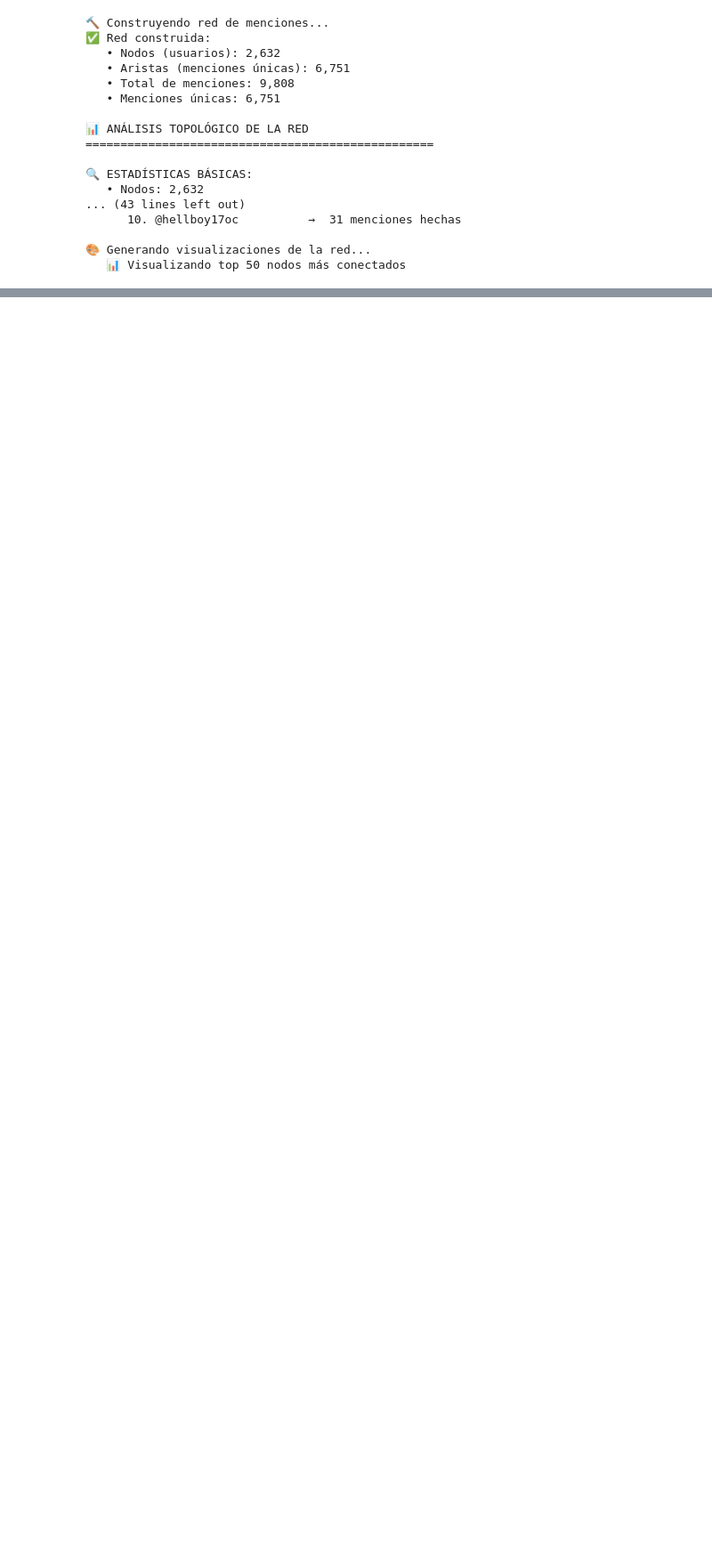
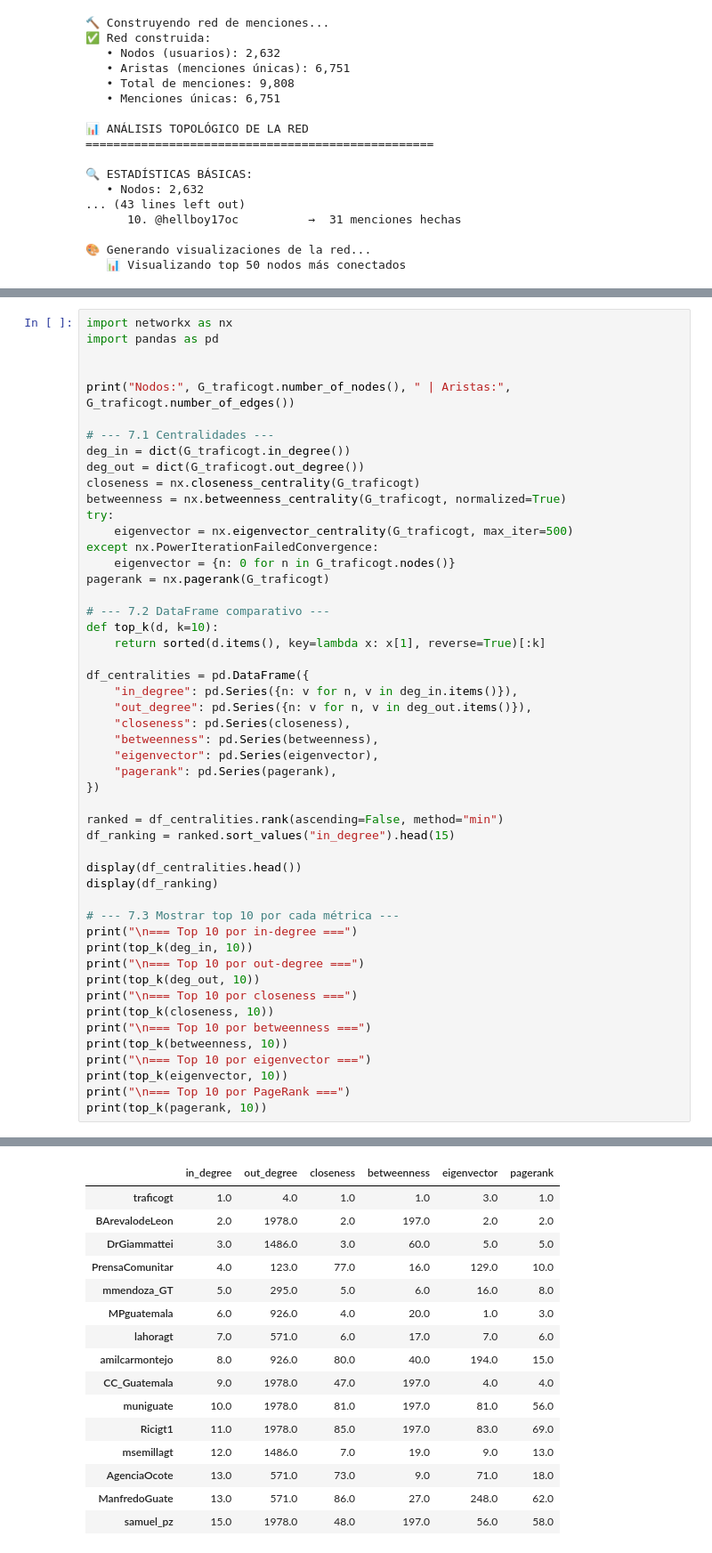
Before and after one commit to Diegoval-Dev/DC-Lab6, a Jupyter notebook: laboratorio6.ipynb, the cells around one changed output, grey strips where cells are left out. Shown at 89% size. Cells and saved outputs as stored; diff of their text form; blank space fills up the shorter version.

```diff
--- a/laboratorio6.ipynb
+++ b/laboratorio6.ipynb
@@ -1002,0 +1268,51 @@ create_network_visualizations(G, topology_results, top_n=50)
+# %%
+import networkx as nx
+import pandas as pd
+
+
+print("Nodos:", G_traficogt.number_of_nodes(), " | Aristas:", G_traficogt.number_of_edges())
+
+# --- 7.1 Centralidades ---
+deg_in = dict(G_traficogt.in_degree())
+deg_out = dict(G_traficogt.out_degree())
+closeness = nx.closeness_centrality(G_traficogt)
+betweenness = nx.betweenness_centrality(G_traficogt, normalized=True)
+try:
+    eigenvector = nx.eigenvector_centrality(G_traficogt, max_iter=500)
+except nx.PowerIterationFailedConvergence:
+    eigenvector = {n: 0 for n in G_traficogt.nodes()}
+pagerank = nx.pagerank(G_traficogt)
+
+# --- 7.2 DataFrame comparativo ---
+def top_k(d, k=10):
+    return sorted(d.items(), key=lambda x: x[1], reverse=True)[:k]
+
+df_centralities = pd.DataFrame({
+    "in_degree": pd.Series({n: v for n, v in deg_in.items()}),
+    "out_degree": pd.Series({n: v for n, v in deg_out.items()}),
+    "closeness": pd.Series(closeness),
+    "betweenness": pd.Series(betweenness),
+    "eigenvector": pd.Series(eigenvector),
+    "pagerank": pd.Series(pagerank),
+})
+
+ranked = df_centralities.rank(ascending=False, method="min")
+df_ranking = ranked.sort_values("in_degree").head(15)
+
+display(df_centralities.head())
+display(df_ranking)
+
+# --- 7.3 Mostrar top 10 por cada métrica ---
+print("\n=== Top 10 por in-degree ===")
+print(top_k(deg_in, 10))
+print("\n=== Top 10 por out-degree ===")
+print(top_k(deg_out, 10))
+print("\n=== Top 10 por closeness ===")
+print(top_k(closeness, 10))
+print("\n=== Top 10 por betweenness ===")
+print(top_k(betweenness, 10))
+print("\n=== Top 10 por eigenvector ===")
+print(top_k(eigenvector, 10))
+print("\n=== Top 10 por PageRank ===")
+print(top_k(pagerank, 10))
+# %% [output]
@@ -1002,0 +1326,16 @@ create_network_visualizations(G, topology_results, top_n=50)
+|  | in_degree | out_degree | closeness | betweenness | eigenvector | pagerank |
+| traficogt | 1.0 | 4.0 | 1.0 | 1.0 | 3.0 | 1.0 |
+| BArevalodeLeon | 2.0 | 1978.0 | 2.0 | 197.0 | 2.0 | 2.0 |
+| DrGiammattei | 3.0 | 1486.0 | 3.0 | 60.0 | 5.0 | 5.0 |
+| PrensaComunitar | 4.0 | 123.0 | 77.0 | 16.0 | 129.0 | 10.0 |
+| mmendoza_GT | 5.0 | 295.0 | 5.0 | 6.0 | 16.0 | 8.0 |
+| MPguatemala | 6.0 | 926.0 | 4.0 | 20.0 | 1.0 | 3.0 |
+| lahoragt | 7.0 | 571.0 | 6.0 | 17.0 | 7.0 | 6.0 |
+| amilcarmontejo | 8.0 | 926.0 | 80.0 | 40.0 | 194.0 | 15.0 |
+| CC_Guatemala | 9.0 | 1978.0 | 47.0 | 197.0 | 4.0 | 4.0 |
+| muniguate | 10.0 | 1978.0 | 81.0 | 197.0 | 81.0 | 56.0 |
+| Ricigt1 | 11.0 | 1978.0 | 85.0 | 197.0 | 83.0 | 69.0 |
+| msemillagt | 12.0 | 1486.0 | 7.0 | 19.0 | 9.0 | 13.0 |
+| AgenciaOcote | 13.0 | 571.0 | 73.0 | 9.0 | 71.0 | 18.0 |
+| ManfredoGuate | 13.0 | 571.0 | 86.0 | 27.0 | 248.0 | 62.0 |
+| samuel_pz | 15.0 | 1978.0 | 48.0 | 197.0 | 56.0 | 58.0 |
```
Also changed, not shown: parts of 14 cells of this notebook, 3 other files.
